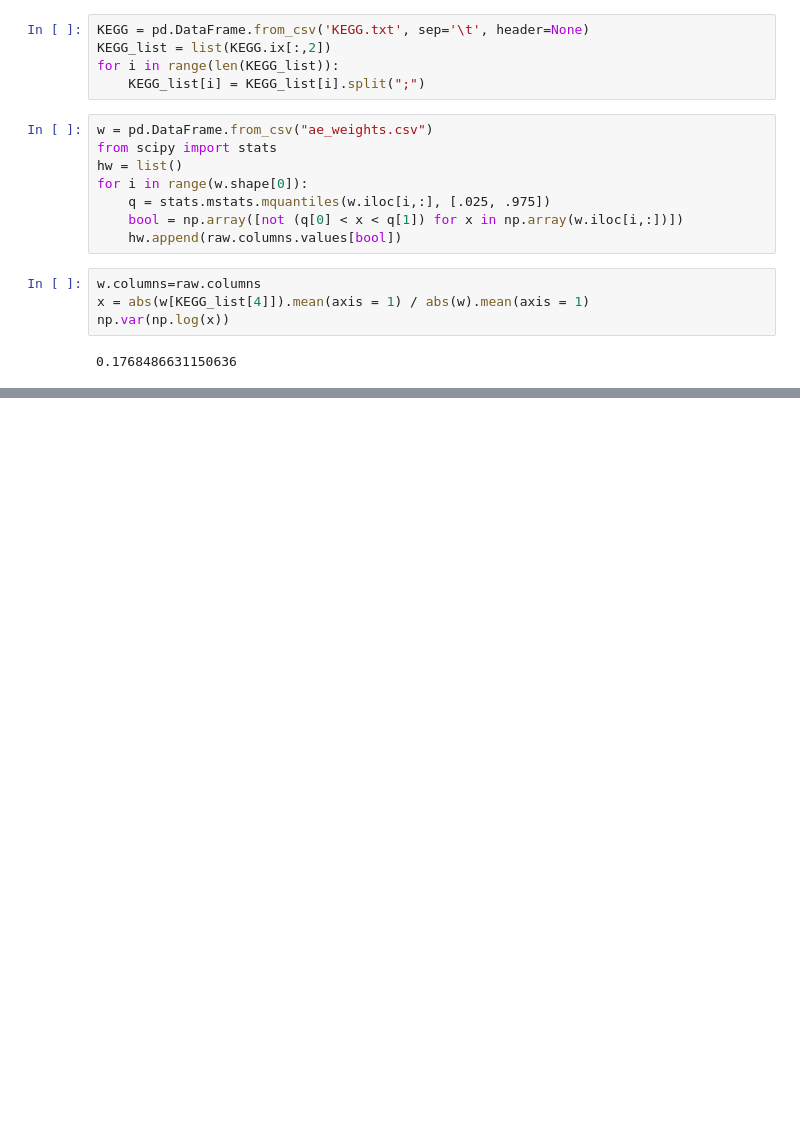
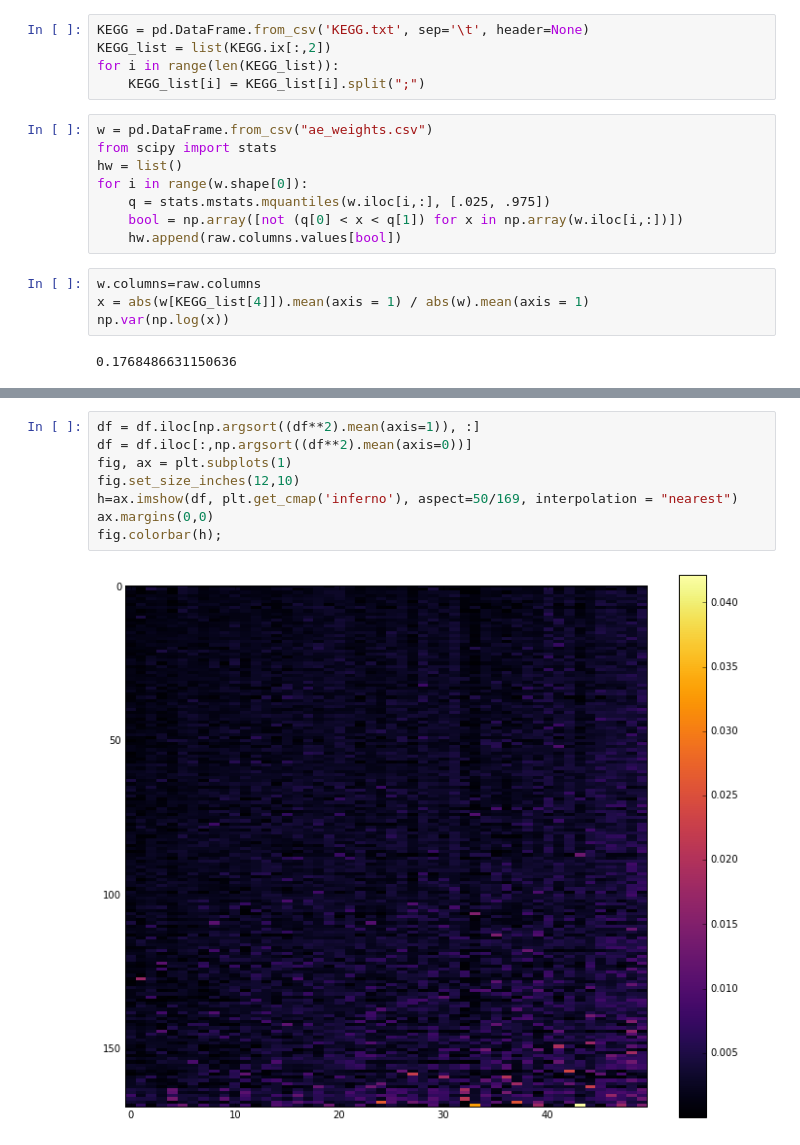
Before and after one commit to Thru-Echoes/structure-gene-discovery, a Jupyter notebook: pseudomonas/pseudomonas.ipynb, the cells around one changed output, grey strips where cells are left out. Saved outputs shown, nothing was run; the diff lists cells and outputs as text; blank space fills up the shorter version.

```diff
--- a/pseudomonas/pseudomonas.ipynb
+++ b/pseudomonas/pseudomonas.ipynb
@@ -192,4 +138,14 @@ fig.colorbar(h)
 [figure]
+# %%
+df = df.iloc[np.argsort((df**2).mean(axis=1)), :]
+df = df.iloc[:,np.argsort((df**2).mean(axis=0))]
+fig, ax = plt.subplots(1)
+fig.set_size_inches(12,10)
+h=ax.imshow(df, plt.get_cmap('inferno'), aspect=50/169, interpolation = "nearest")
+ax.margins(0,0)
+fig.colorbar(h);
+# %% [output]
+[figure, added]
 # %%
 order = association.max(axis = 0).argsort()
 KEGG.iloc[abs(association).argmax(axis = 0)[order],0]
```
Also changed, not shown: parts of 14 cells of this notebook, 1 other file.
